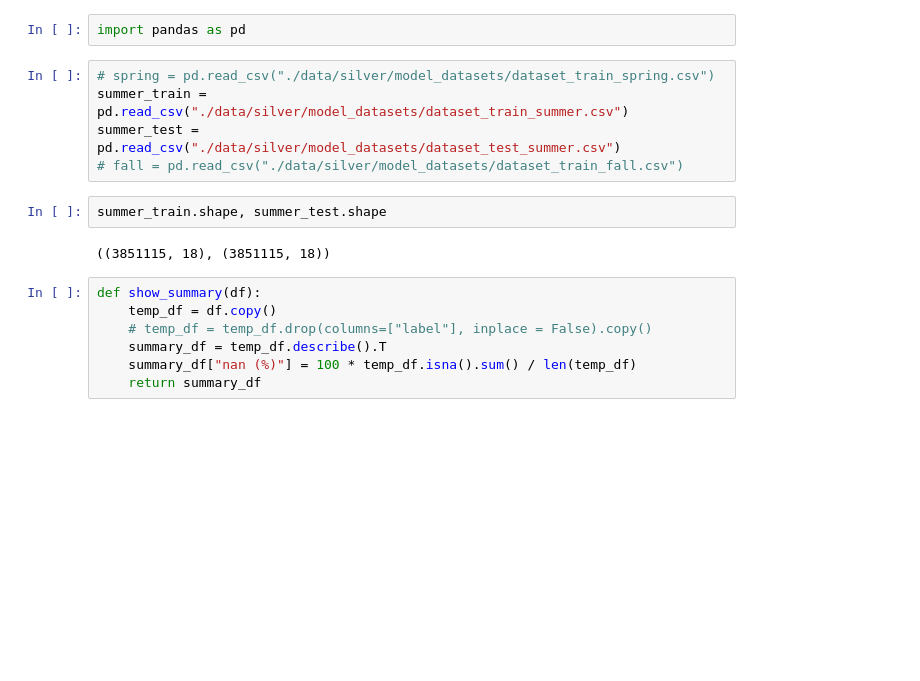
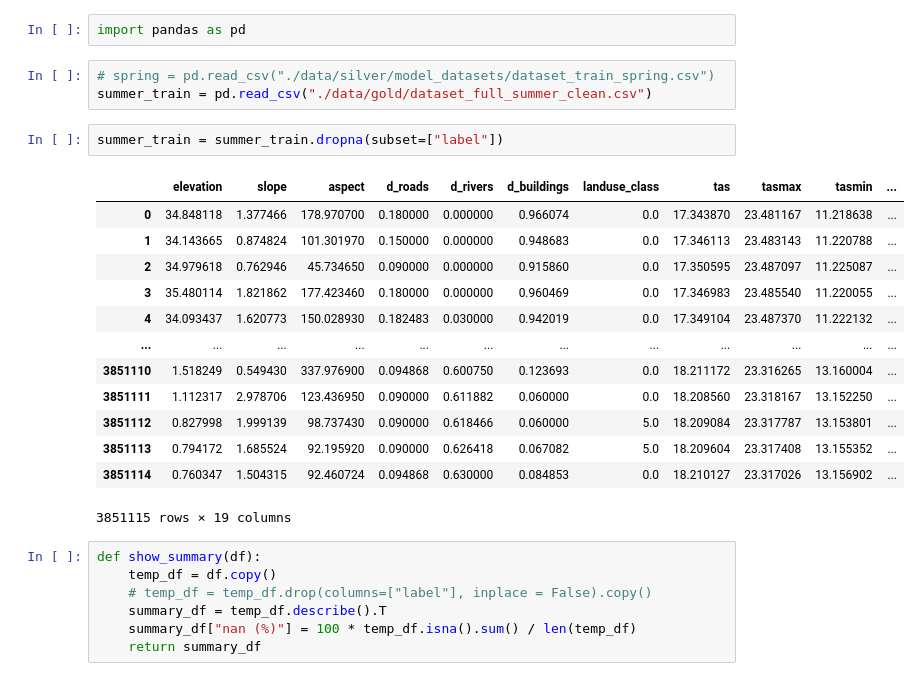
Before and after one commit to Racoo203/wildfire_risk_model, a Jupyter notebook: notebooks/02_validation.ipynb, the cells around one changed output. Drawn from its saved outputs; the diff is of its cells as text; blank space fills up the shorter version.

```diff
--- a/notebooks/02_validation.ipynb
+++ b/notebooks/02_validation.ipynb
@@ -2,13 +2,23 @@
 import pandas as pd
 # %%
 # spring = pd.read_csv("./data/silver/model_datasets/dataset_train_spring.csv")
-summer_train = pd.read_csv("./data/silver/model_datasets/dataset_train_summer.csv")
-summer_test = pd.read_csv("./data/silver/model_datasets/dataset_test_summer.csv")
-# fall = pd.read_csv("./data/silver/model_datasets/dataset_train_fall.csv")
+summer_train = pd.read_csv("./data/gold/dataset_full_summer_clean.csv")
 # %%
-summer_train.shape, summer_test.shape
+summer_train = summer_train.dropna(subset=["label"])
 # %% [output]
+|  | elevation | slope | aspect | d_roads | d_rivers | d_buildings | landuse_class | tas | tasmax | tasmin | ... |
+| 0 | 34.848118 | 1.377466 | 178.970700 | 0.180000 | 0.000000 | 0.966074 | 0.0 | 17.343870 | 23.481167 | 11.218638 | ... |
+| 1 | 34.143665 | 0.874824 | 101.301970 | 0.150000 | 0.000000 | 0.948683 | 0.0 | 17.346113 | 23.483143 | 11.220788 | ... |
+| 2 | 34.979618 | 0.762946 | 45.734650 | 0.090000 | 0.000000 | 0.915860 | 0.0 | 17.350595 | 23.487097 | 11.225087 | ... |
+| 3 | 35.480114 | 1.821862 | 177.423460 | 0.180000 | 0.000000 | 0.960469 | 0.0 | 17.346983 | 23.485540 | 11.220055 | ... |
+| 4 | 34.093437 | 1.620773 | 150.028930 | 0.182483 | 0.030000 | 0.942019 | 0.0 | 17.349104 | 23.487370 | 11.222132 | ... |
+| ... | ... | ... | ... | ... | ... | ... | ... | ... | ... | ... | ... |
+| 3851110 | 1.518249 | 0.549430 | 337.976900 | 0.094868 | 0.600750 | 0.123693 | 0.0 | 18.211172 | 23.316265 | 13.160004 | ... |
+| 3851111 | 1.112317 | 2.978706 | 123.436950 | 0.090000 | 0.611882 | 0.060000 | 0.0 | 18.208560 | 23.318167 | 13.152250 | ... |
+| 3851112 | 0.827998 | 1.999139 | 98.737430 | 0.090000 | 0.618466 | 0.060000 | 5.0 | 18.209084 | 23.317787 | 13.153801 | ... |
+| 3851113 | 0.794172 | 1.685524 | 92.195920 | 0.090000 | 0.626418 | 0.067082 | 5.0 | 18.209604 | 23.317408 | 13.155352 | ... |
+| 3851114 | 0.760347 | 1.504315 | 92.460724 | 0.094868 | 0.630000 | 0.084853 | 0.0 | 18.210127 | 23.317026 | 13.156902 | ... |
-((3851115, 18), (3851115, 18))
+3851115 rows × 19 columns
 # %%
 def show_summary(df):
     temp_df = df.copy()
```
Also changed, not shown: 4 other files.
